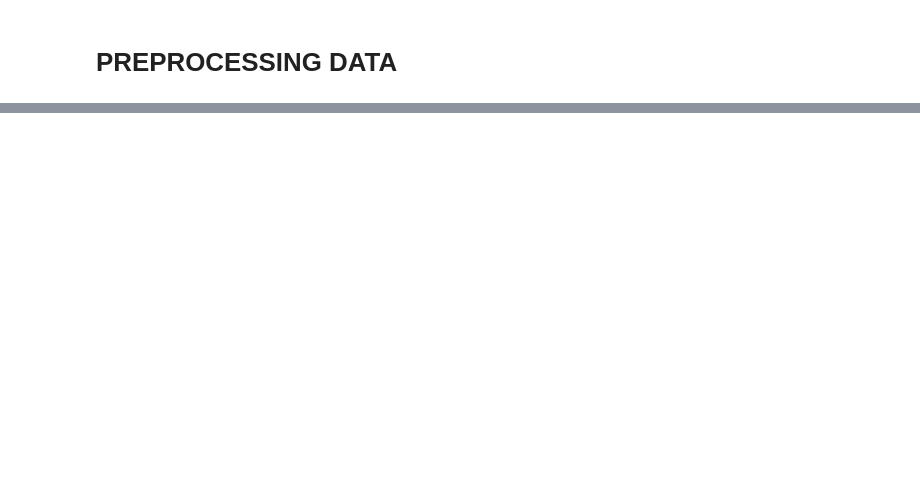
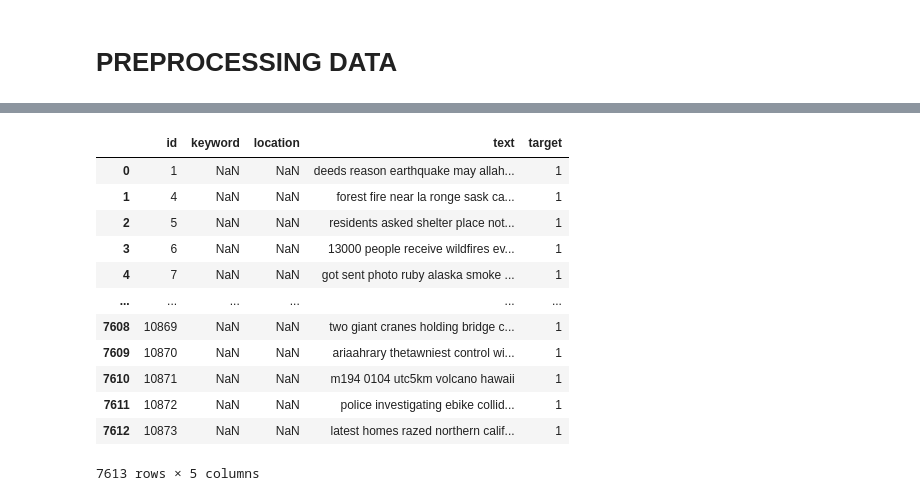
Before and after one commit to yakhimm/Disaster_Tweets, a Jupyter notebook: preprocessing.ipynb, the cells around one changed output, grey strips where cells are left out. Saved outputs shown, nothing was run; the diff lists cells and outputs as text; code cells hidden in the pictures; blank space fills up the shorter version.

```diff
--- a/preprocessing.ipynb
+++ b/preprocessing.ipynb
@@ -10,8 +17,8 @@ test = pd.read_csv('./dataset/test.csv')
 # %%
 # method
 def remove_URL(text):
-    url = re.compile(r'https?://\S+|www\.\S+')
-    return url.sub(r'', text)
+    # url = re.compile(r'https?://\S+|www\.\S+')
+    return re.sub(r'http\S+','', text)
 
 def remove_html(text):
     html = re.compile(r'<.*?>')
@@ -28,20 +35,43 @@ def remove_emoji(text):
                            "]+", flags=re.UNICODE)
     return emoji_pattern.sub(r'', text)
 
+def remove_stopwords(text):
+    stopwords_list = stopwords.words('english')
+    return ' '.join([word for word in text.split() if word not in stopwords_list])
+
 def remove_punct(text):
     table = str.maketrans('', '', string.punctuation)
     return text.translate(table)
+
+def remove_invalid_char(text):
+    return re.sub(r'[^a-zA-Z0-9\s]','',text)
+
+def remove_leading_whitespace(text):
+    return text.strip()
+
+def to_lower(text):
+    return text.lower()
+
+def remove_mention(text):
+    return re.sub(r'@\S+','',text)
 # %%
 def preprocessing_csv(df, type_file = 'train'):
     dict_func = {remove_URL,
                  remove_html,
                  remove_emoji,
-                 remove_punct}
+                 remove_punct,
+                 remove_stopwords,
+                 remove_mention,
+                 remove_leading_whitespace,
+                 to_lower,
+                 remove_invalid_char}
     for func in dict_func:
         df['text'] = df['text'].apply(lambda x: func(x))
+
 
     df['keyword'] = df['keyword'].str.replace('%20', ' ')
 
     df.to_csv(f'./preprocessing/{type_file}.csv', index = False)
 
     print(f'Tiền xử lý vào ghi dữ liệu của tập {type_file} thành công !!')
+    return df
@@ -48,3 +201,19 @@ def preprocessing_csv(df, type_file = 'train'):
+# %%
+df
+# %% [output]
+|  | id | keyword | location | text | target |
+| 0 | 1 | NaN | NaN | deeds reason earthquake may allah... | 1 |
+| 1 | 4 | NaN | NaN | forest fire near la ronge sask ca... | 1 |
+| 2 | 5 | NaN | NaN | residents asked shelter place not... | 1 |
+| 3 | 6 | NaN | NaN | 13000 people receive wildfires ev... | 1 |
+| 4 | 7 | NaN | NaN | got sent photo ruby alaska smoke ... | 1 |
+| ... | ... | ... | ... | ... | ... |
+| 7608 | 10869 | NaN | NaN | two giant cranes holding bridge c... | 1 |
+| 7609 | 10870 | NaN | NaN | ariaahrary thetawniest control wi... | 1 |
+| 7610 | 10871 | NaN | NaN | m194 0104 utc5km volcano hawaii | 1 |
+| 7611 | 10872 | NaN | NaN | police investigating ebike collid... | 1 |
+| 7612 | 10873 | NaN | NaN | latest homes razed northern calif... | 1 |
+7613 rows × 5 columns
 # %%
 preprocessing_csv(tweet)
 # %% [output]
```
Also changed, not shown: parts of 6 cells of this notebook, 2 other files.
